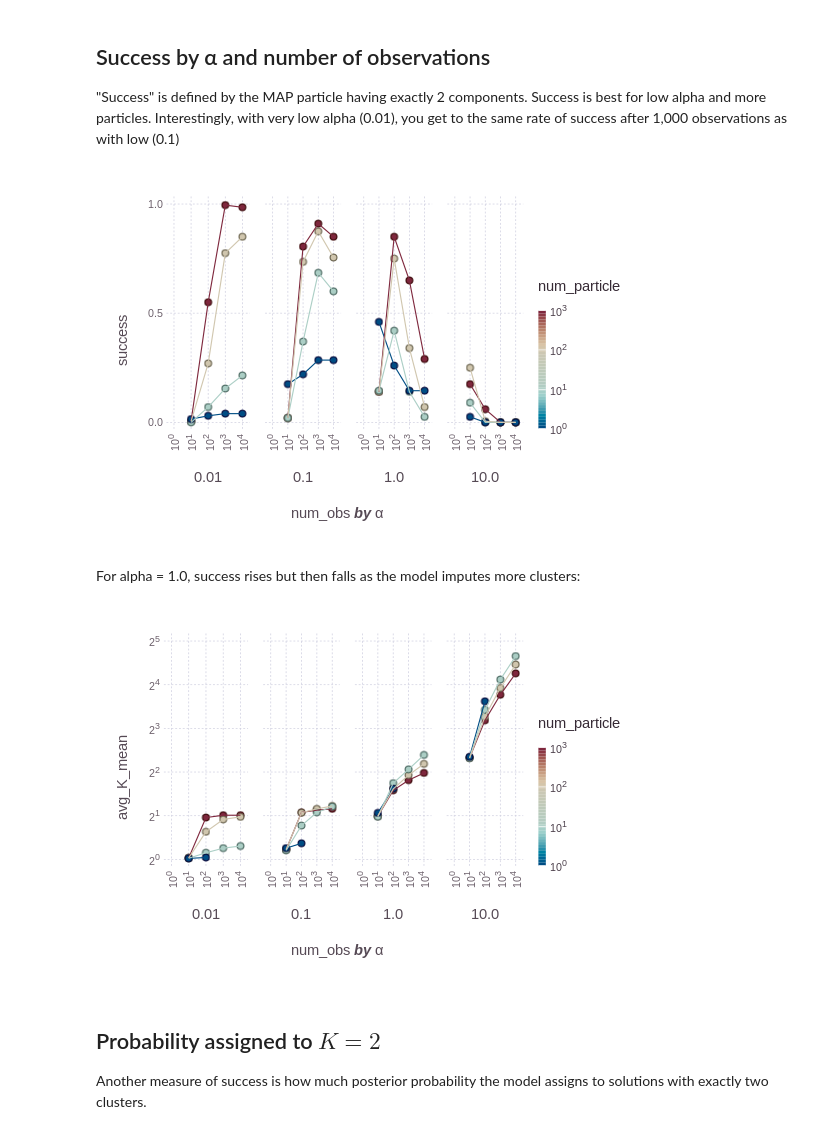
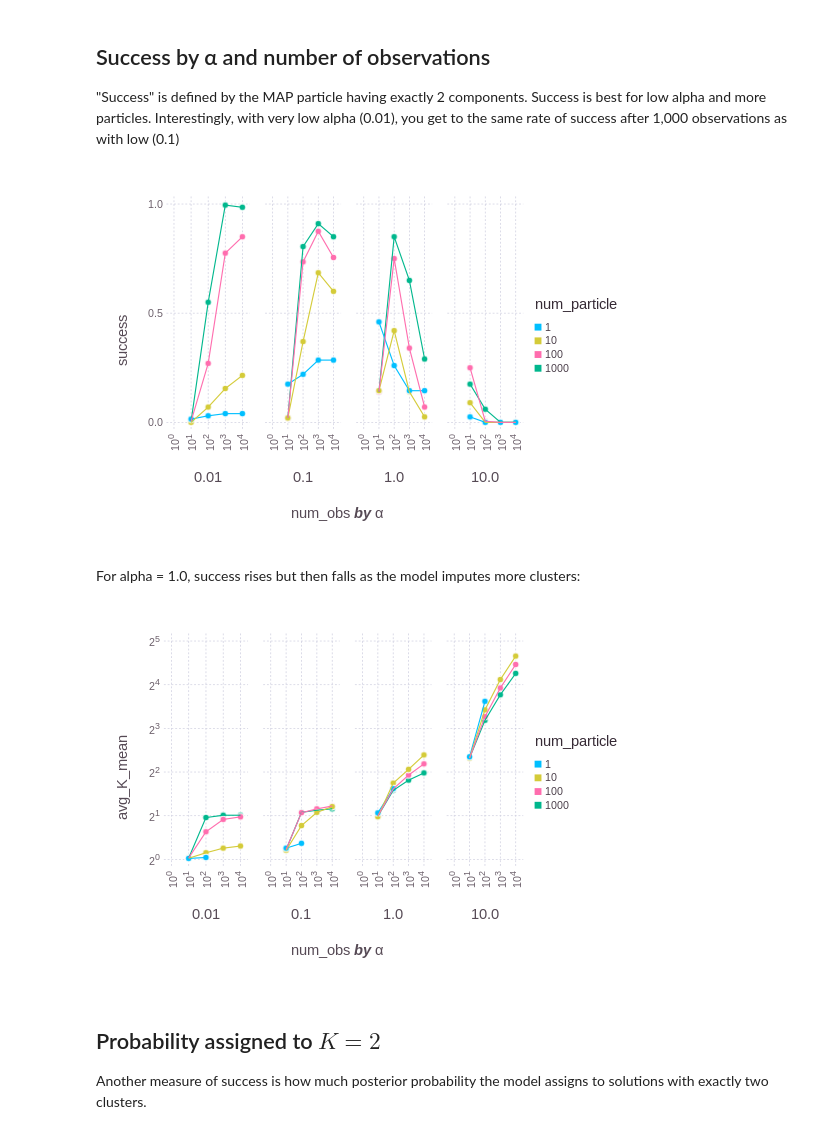
Before and after one commit to kleinschmidt/cogsci-particle-learn, a Jupyter notebook: cogcsi-notebook.ipynb, the cells around one changed output. Cells and saved outputs as stored; diff of their text form; code cells hidden in the pictures.

Commit message:
analyze run 2, plot p(k | x)

```diff
--- a/cogcsi-notebook.ipynb
+++ b/cogcsi-notebook.ipynb
@@ -135,16 +135,16 @@ I'm not sure where these NaNs are coming from but I think it's all from the 1-pa
 "Success" is defined by the MAP particle having exactly 2 components.  Success is best for low alpha and more particles.  Interestingly, with very low alpha (0.01), you get to the same rate of success after 1,000 observations as with low (0.1)
 # %%
 plot(run2_summary, x=:num_obs, y=:success, color=:num_particle, xgroup=:α,
-     Geom.subplot_grid(Geom.line, Geom.point), Scale.x_log10, Scale.color_log10)
+     Geom.subplot_grid(Geom.line, Geom.point), Scale.x_log10, Scale.color_discrete)
 # %% [output]
-[figure, old version]
+[figure, new version]
 # %% [markdown]
 For alpha = 1.0, success rises but then falls as the model imputes more clusters:
 # %%
 plot(run2_summary, x=:num_obs, y=:avg_K_mean, color=:num_particle, xgroup=:α,
-     Geom.subplot_grid(Geom.line, Geom.point), Scale.x_log10, Scale.y_log2, Scale.color_log10)
+     Geom.subplot_grid(Geom.line, Geom.point), Scale.x_log10, Scale.y_log2, Scale.color_discrete)
 # %% [output]
-[figure, old version]
+[figure, new version]
 # %% [markdown]
 ## Probability assigned to $K=2$
 
```
Also changed, not shown: parts of 5 cells of this notebook.
